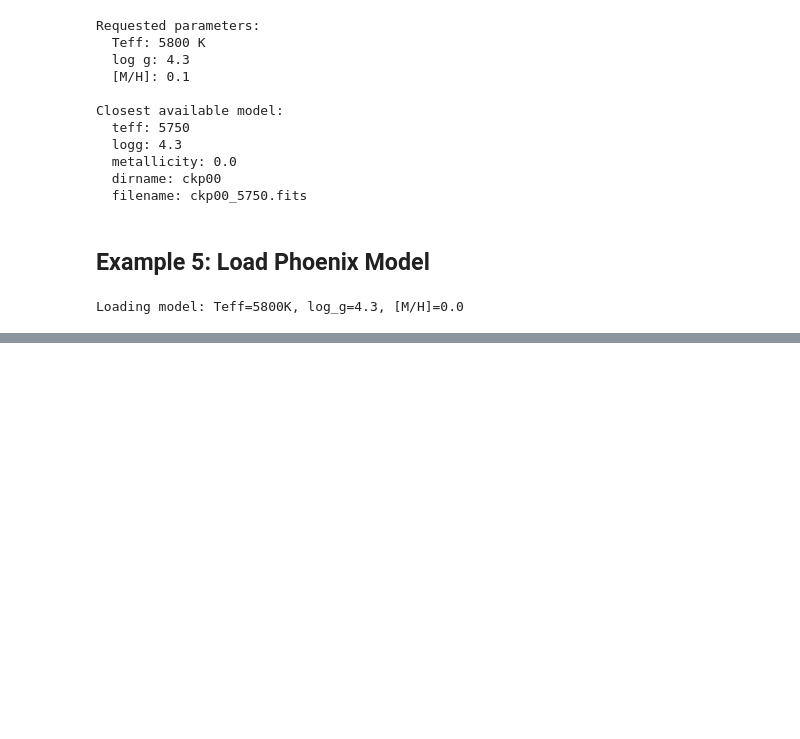
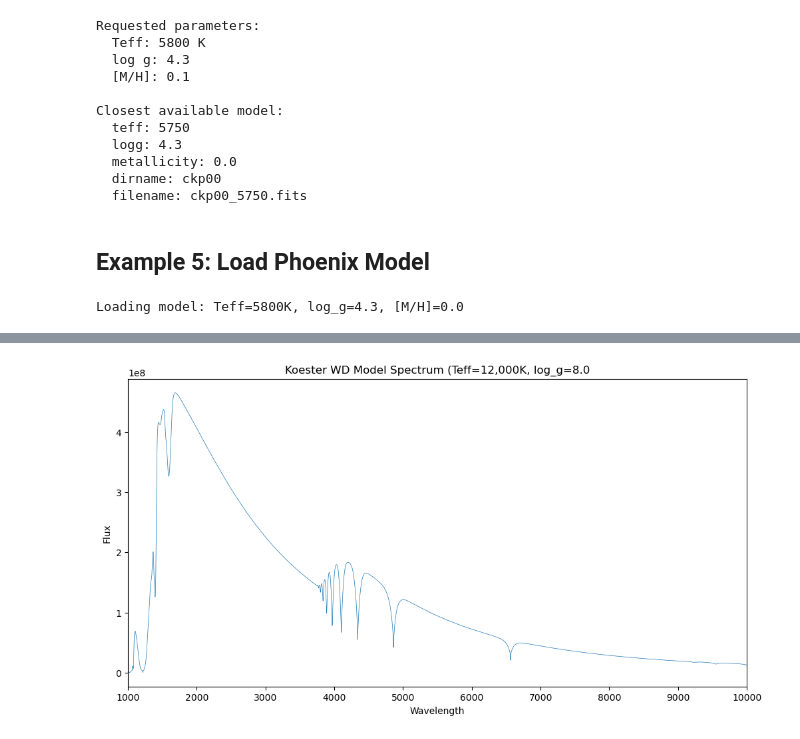
Before and after one commit to ritviksainarayan/starfuSED, a Jupyter notebook: example_usage.ipynb, the cells around one changed output, grey strips where cells are left out. Cells and saved outputs as stored; diff of their text form; code cells hidden in the pictures; blank space fills up the shorter version.

```diff
--- a/example_usage.ipynb
+++ b/example_usage.ipynb
@@ -186,0 +189,8 @@ plt.show()
+# %%
+model = StellarModel(grid='koester')
+spectrum = model.load_model(
+    teff=12000,     # Effective temperature (K)
+    logg=8.0,       # Surface gravity
+    metallicity=None
+)
+spectrum.head()
@@ -186,0 +205,10 @@ plt.show()
+# %%
+plt.figure(figsize=(12, 6))
+plt.plot(spectrum['wavelength'], spectrum['flux'], linewidth=0.5)
+plt.xlabel('Wavelength')
+plt.ylabel('Flux')
+plt.title('Koester WD Model Spectrum (Teff=12,000K, log_g=8.0')
+plt.xlim(1000, 10000)
+plt.show()
+# %% [output]
+[figure, added]
```
Also changed, not shown: parts of 3 cells of this notebook.
